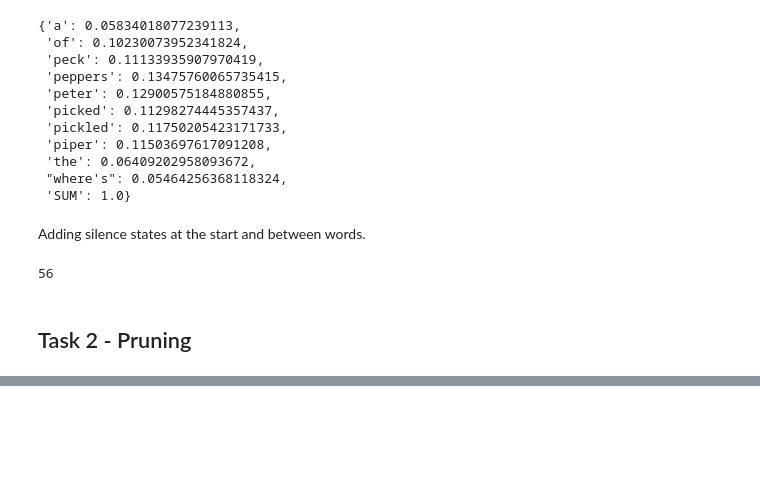
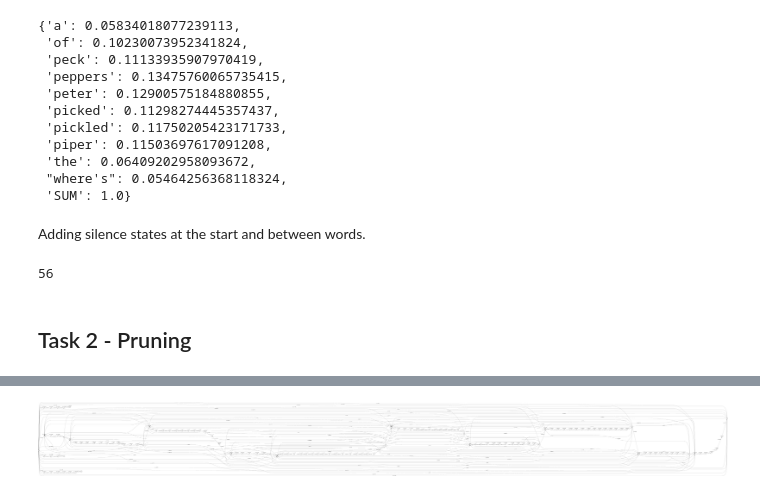
Before and after one commit to HTK55/ASR-Assignment, a Jupyter notebook: assignment.ipynb, the cells around one changed output, grey strips where cells are left out. Cells and saved outputs as stored; diff of their text form; code cells hidden in the pictures; blank space fills up the shorter version.

```diff
--- a/assignment.ipynb
+++ b/assignment.ipynb
@@ -1503,0 +1512,34 @@ No path got to the end of the observations.
+# %%
+# bi_lex = ["a", "of", "peck", "peppers", "peter", "picked", "pickled", "piper", "the", "where's", "<s>", "<\s>"]
+# bi_word_table = generate_bi_table(bi_lex)
+c = {}
+c["SUM"] = 0
+bi_count = {}
+for wav_file in glob.glob('/group/teaching/asr/labs/recordings/*.wav'):
+    transcript=read_transcription(wav_file)
+#     transcript = "<s> " + transcript + " <\s>"
+    bigrams = [b for l in [transcript] for b in zip(l.split(" ")[:-1], l.split(" ")[1:])]
+    for word in lex:
+        count = transcript.count(word)
+        if word not in c:
+            c[word] = 0
+        c[word] += count
+        c["SUM"] += count
+
+    for bigram in bigrams:
+        count = bigrams.count(bigram)
+        if bigram not in bi_count:
+            bi_count[bigram] = 0
+        bi_count[bigram] += count
+
+unigram_probs = {}
+for w, count in c.items():
+    if "_" not in w:
+        unigram_probs[w] = count /c["SUM"]
+
+bigram_probs = {}
+for (word1, word2), count in bi_count.items():
+    if "_" not in (word1, word2):
+        bigram_probs[(word1, word2)] = count/c[word1]
+
+bigram_probs
@@ -1503,0 +1655,9 @@ No path got to the end of the observations.
+# %%
+b = generate_bigram_wfst(3, even_dict, bigram_probs)
+b.set_input_symbols(state_table)
+b.set_output_symbols(word_table)
+b.draw('tmp.dot', portrait=True)
+check_call(['dot','-Tpng','-Gdpi=300','tmp.dot','-o','tmp.png'])
+Image(filename='tmp.png')
+# %% [output]
+[figure, added]
```
Also changed, not shown: parts of 20 cells of this notebook.
